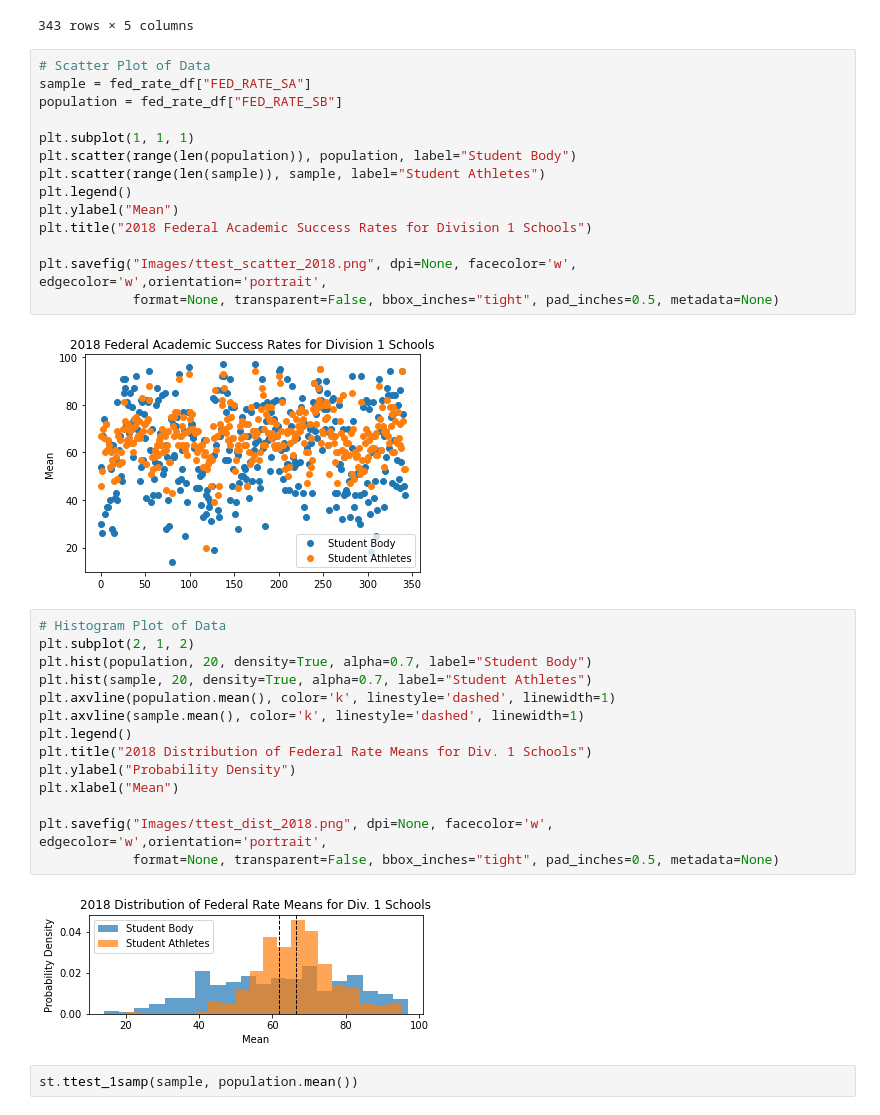
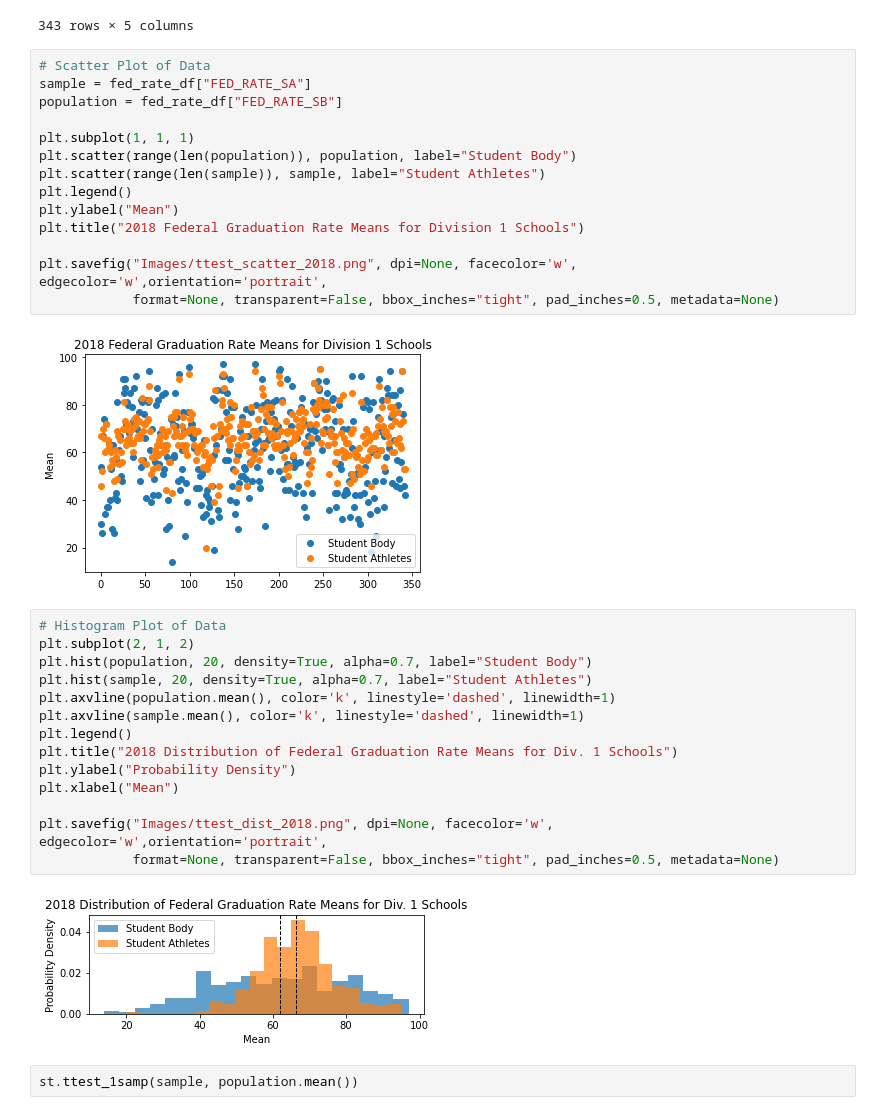
Before and after one commit to ashante112/Project1-Team2, a Jupyter notebook: Project1.ipynb, the cells around one changed output. Saved outputs shown, nothing was run; the diff lists cells and outputs as text.

```diff
--- a/Project1.ipynb
+++ b/Project1.ipynb
@@ -216,28 +214,28 @@ plt.scatter(range(len(population)), population, label="Student Body")
 plt.scatter(range(len(sample)), sample, label="Student Athletes")
 plt.legend()
 plt.ylabel("Mean")
-plt.title("2018 Federal Academic Success Rates for Division 1 Schools")
+plt.title("2018 Federal Graduation Rate Means for Division 1 Schools")
 
 plt.savefig("Images/ttest_scatter_2018.png", dpi=None, facecolor='w', edgecolor='w',orientation='portrait',
             format=None, transparent=False, bbox_inches="tight", pad_inches=0.5, metadata=None)
 # %% [output]
-[figure, old version]
+[figure, new version]
 # %%
 # Histogram Plot of Data
 plt.subplot(2, 1, 2)
 plt.hist(population, 20, density=True, alpha=0.7, label="Student Body")
 plt.hist(sample, 20, density=True, alpha=0.7, label="Student Athletes")
 plt.axvline(population.mean(), color='k', linestyle='dashed', linewidth=1)
 plt.axvline(sample.mean(), color='k', linestyle='dashed', linewidth=1)
 plt.legend()
-plt.title("2018 Distribution of Federal Rate Means for Div. 1 Schools")
+plt.title("2018 Distribution of Federal Graduation Rate Means for Div. 1 Schools")
 plt.ylabel("Probability Density")
 plt.xlabel("Mean")
 
 plt.savefig("Images/ttest_dist_2018.png", dpi=None, facecolor='w', edgecolor='w',orientation='portrait',
             format=None, transparent=False, bbox_inches="tight", pad_inches=0.5, metadata=None)
 # %% [output]
-[figure, old version]
+[figure, new version]
 # %%
 st.ttest_1samp(sample, population.mean())
 # %% [output]
```
Also changed, not shown: parts of 3 cells of this notebook, 3 other files.
